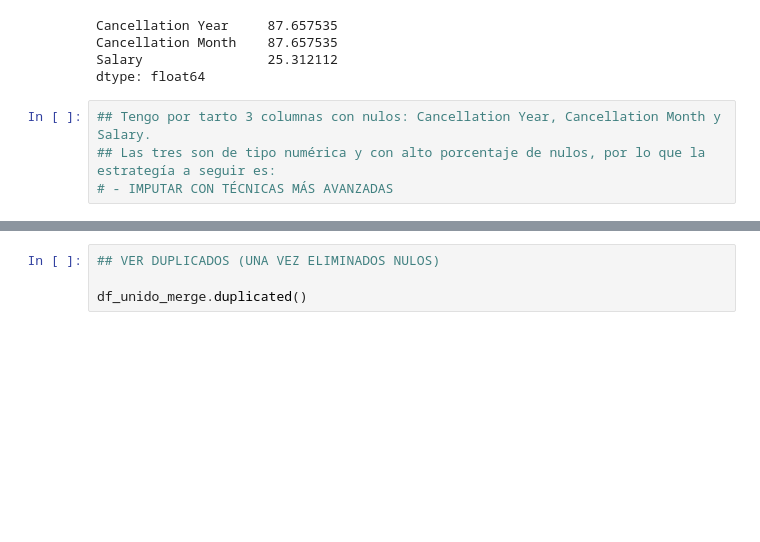
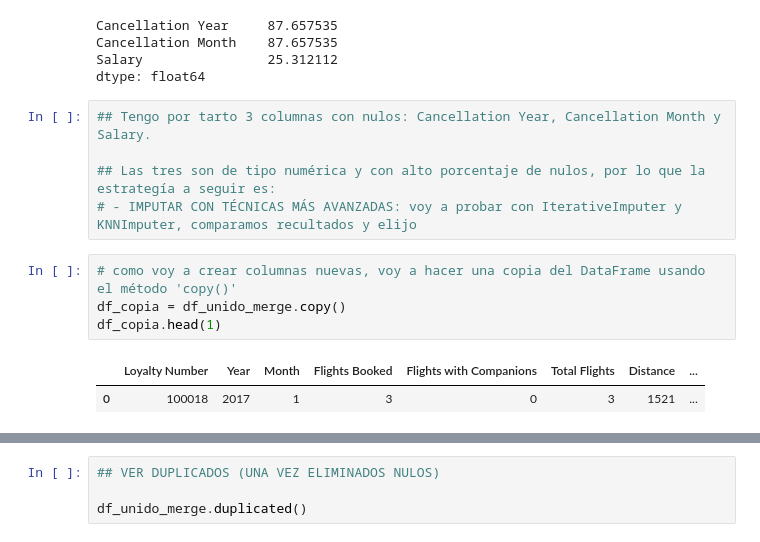
Before and after one commit to Adalab/bda-modulo-3-evaluacion-final-23lau, a Jupyter notebook: Evaluacion_modulo3.ipynb, the cells around one changed output, grey strips where cells are left out. Cells and saved outputs as stored; diff of their text form; blank space fills up the shorter version.

```diff
--- a/Evaluacion_modulo3.ipynb
+++ b/Evaluacion_modulo3.ipynb
@@ -675,5 +675,13 @@ Salary                25.312112
 dtype: float64
 # %%
 ## Tengo por tarto 3 columnas con nulos: Cancellation Year, Cancellation Month y Salary.
+
 ## Las tres son de tipo numérica y con alto porcentaje de nulos, por lo que la estrategía a seguir es:
-# - IMPUTAR CON TÉCNICAS MÁS AVANZADAS
+# - IMPUTAR CON TÉCNICAS MÁS AVANZADAS: voy a probar con IterativeImputer y KNNImputer, comparamos recultados y elijo
+# %%
+# como voy a crear columnas nuevas, voy a hacer una copia del DataFrame usando el método 'copy()'
+df_copia = df_unido_merge.copy()
+df_copia.head(1)
+# %% [output]
+|  | Loyalty Number | Year | Month | Flights Booked | Flights with Companions | Total Flights | Distance | ... |
+| 0 | 100018 | 2017 | 1 | 3 | 0 | 3 | 1521 | ... |
```
Also changed, not shown: parts of 9 cells of this notebook.
